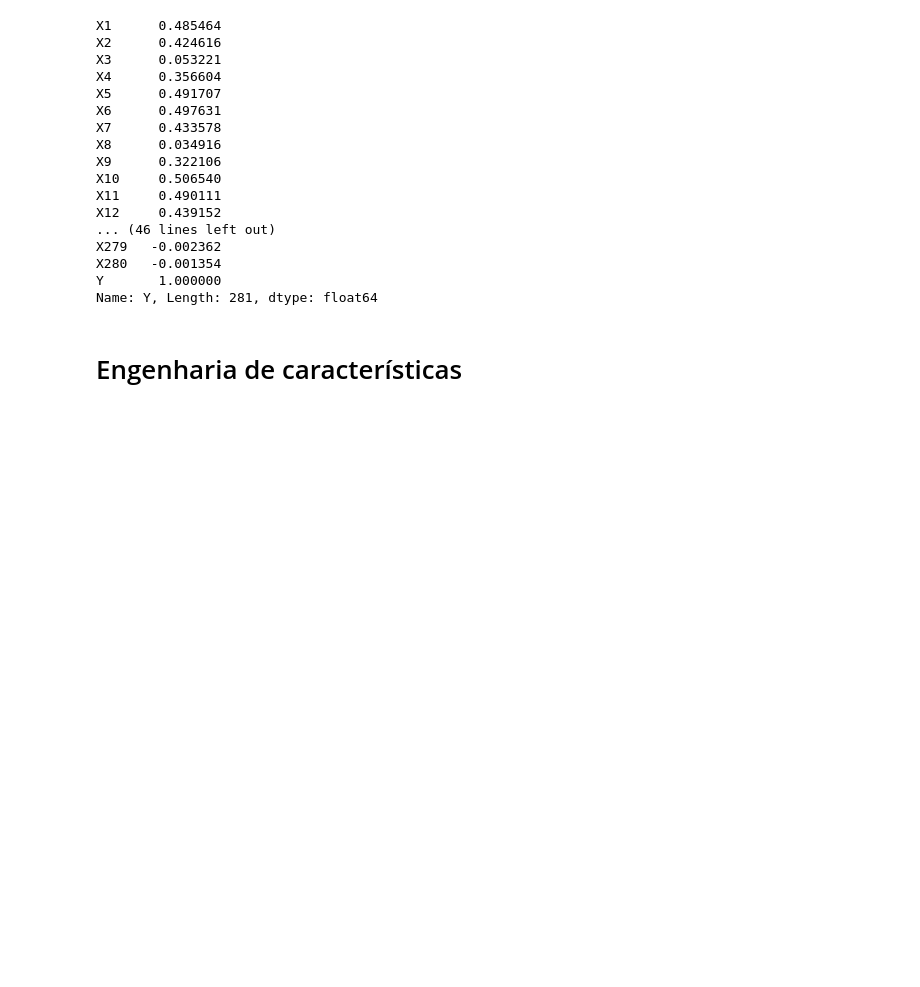
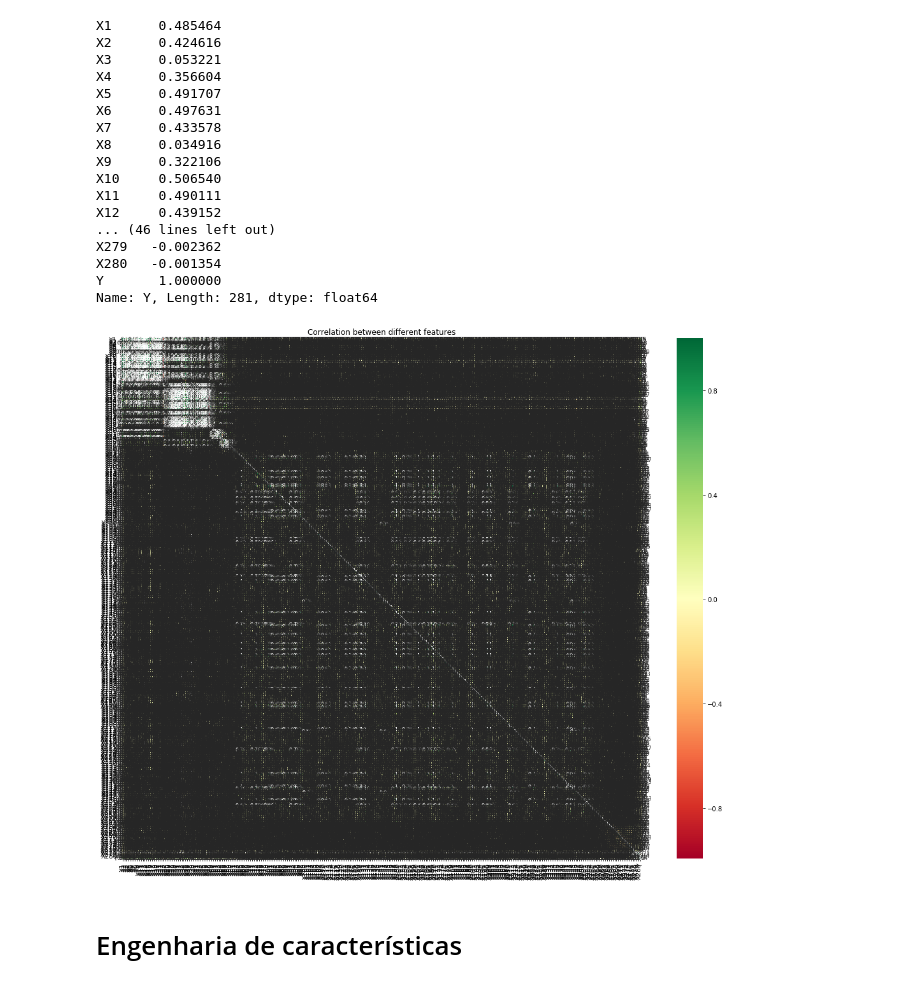
Before and after one commit to Machine-Learning-FGA/BlogFeedback, a Jupyter notebook: Data Preprocessing.ipynb, the cells around one changed output. Saved outputs shown, nothing was run; the diff lists cells and outputs as text; code cells hidden in the pictures; blank space fills up the shorter version.

```diff
--- a/Data Preprocessing.ipynb
+++ b/Data Preprocessing.ipynb
@@ -82,6 +83,18 @@ X279   -0.002362
 X280   -0.001354
 Y       1.000000
 Name: Y, Length: 281, dtype: float64
+# %%
+correlation = dataset_train.corr()
+plt.figure(figsize=(20,15))
+g = sns.heatmap(correlation, vmax=1, square=True,annot=True,cmap='RdYlGn',xticklabels=True,yticklabels=True, annot_kws={"size":8})
+
+
+# g.set_yticklabels(g.get_yticklabels(), rotation =0)
+# g.set_xticklabels(g.get_yticklabels(), size=7, rotation =90)
+plt.title('Correlation between different features')
+plt.show()
+# %% [output]
+[figure, added]
 # %% [markdown]
 # Engenharia de características
 # %% [markdown]
```
Also changed, not shown: parts of 6 cells of this notebook.
